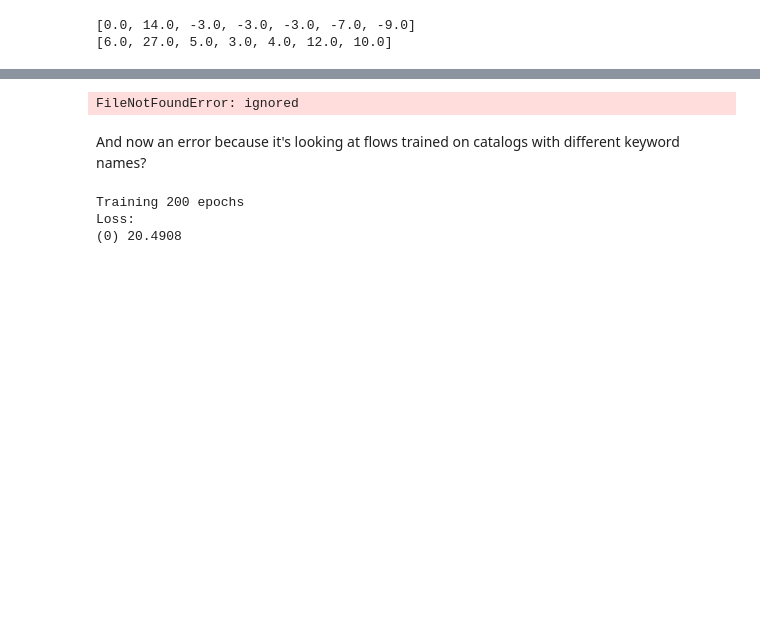
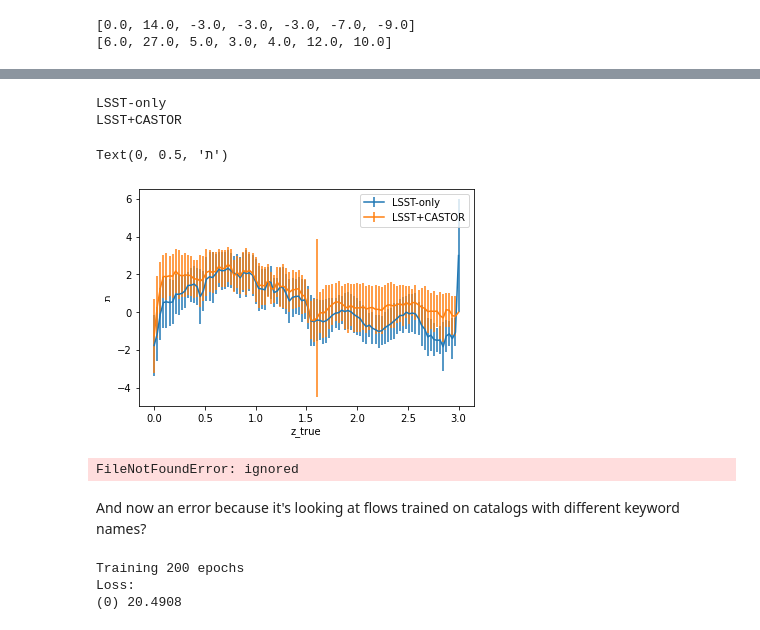
Before and after one commit to aimalz/CASTORpz, a Jupyter notebook: TheLastMetric.ipynb, the cells around one changed output, grey strips where cells are left out. Saved outputs shown, nothing was run; the diff lists cells and outputs as text; code cells hidden in the pictures; blank space fills up the shorter version.

```diff
--- a/TheLastMetric.ipynb
+++ b/TheLastMetric.ipynb
@@ -420,3 +491,34 @@ Text(0.5, 0, '$\\mathbb{E}_{z, x_{phot}} \\left[ q_\\theta(z | x_{phot}) \\right
+# %%
+zbins = np.linspace(0, 3, 100)
+avgtav = {}
+errtav = {}
+for os in ['LSST-only', 'LSST+CASTOR']:
+  print(os)
+  plotran = np.empty_like(zbins)
+  ploterr = np.empty_like(zbins)
+  for i, zmin in enumerate(zbins[:-1]):
+    zmax = zbins[i+1]
+    subset = catalogs[os][(catalogs[os]['z_true'] >= zmin) & (catalogs[os]['z_true'] < zmax)]
+    # print((zmin, len(subset), zmax))
+    vals = subset['logprob']
+    mean = np.mean(vals)
+    std = np.std(vals)
+    plotran[i] = mean
+    ploterr[i] = std
+  avgtav[os] = plotran
+  errtav[os] = ploterr
+# %% [output]
+LSST-only
+LSST+CASTOR
+# %%
+for os in ['LSST-only', 'LSST+CASTOR']:
+  plt.errorbar(zbins, avgtav[os], errtav[os], label=os)
+plt.legend()
+plt.xlabel('z_true')
+plt.ylabel(chr(0x05ea))
+# %% [output]
+Text(0, 0.5, 'ת')
+[figure, added]
 # %%
 # loss
 # %%
```
Also changed, not shown: parts of 14 cells of this notebook.
